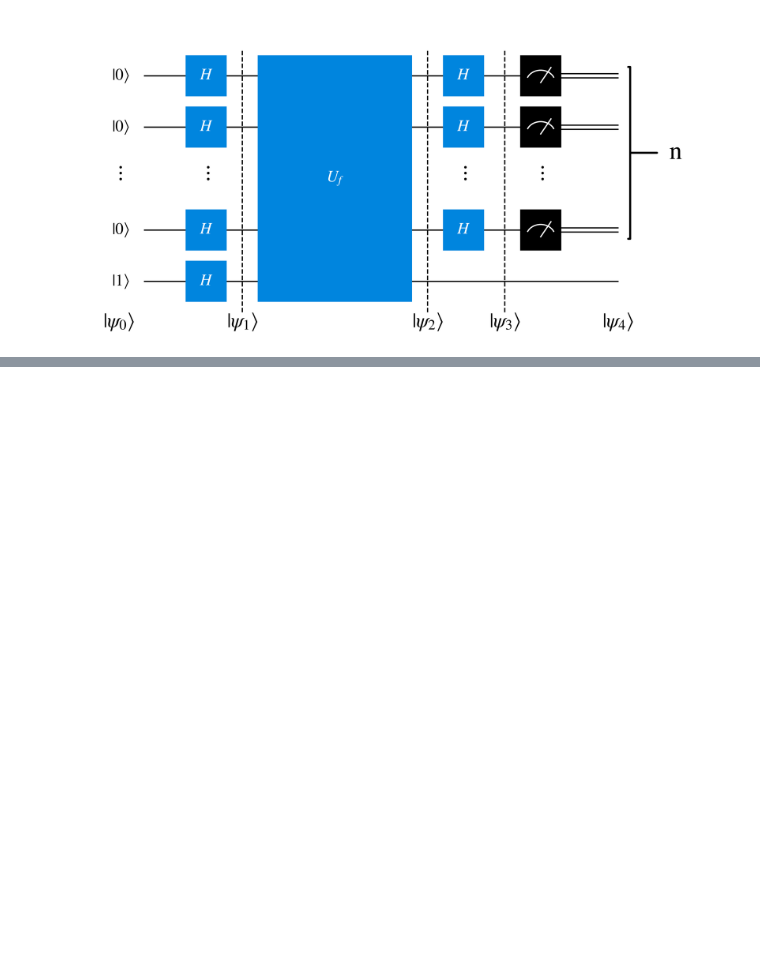
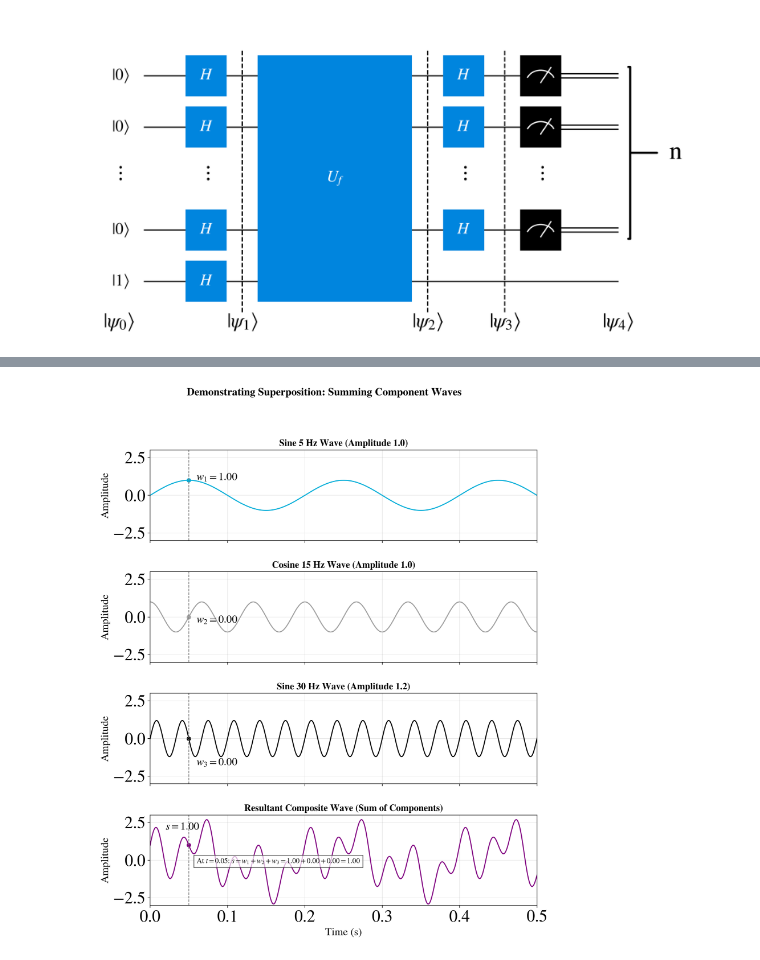
Before and after one commit to Pranav-Acharya1/intro-to-quantum-machine-learning, a Jupyter notebook: Ch2_Quantum_Algorithms.ipynb, the cells around one changed output, grey strips where cells are left out. Cells and saved outputs as stored; diff of their text form; code cells hidden in the pictures; blank space fills up the shorter version.

Commit message:
start working on fourier transform demonstrations

```diff
--- a/Ch2_Quantum_Algorithms.ipynb
+++ b/Ch2_Quantum_Algorithms.ipynb
@@ -704,0 +712,95 @@ draw_n_qubit_circuit('deutsch_jozsa_algorithm_sketch.png')
+# %%
+import numpy as np
+import matplotlib.pyplot as plt
+
+# Optional: use STIX font to give the plot a math textbook aesthetic
+plt.rcParams['mathtext.fontset'] = 'stix'
+plt.rcParams['font.family'] = 'STIXGeneral'
+
+def plot_superposition_illustrative(filename="waveform_superposition_demonstration.png"):
+    fig, axs = plt.subplots(4, 1, figsize=(10, 12), dpi=200, sharex=True)
+
+    # Parameters: Sampling freq, duration, time vector
+    fs = 1000  # 1000 Hz sampling
+    duration = 1.0 # 1 second duration
+    t = np.linspace(0, duration, int(fs*duration), endpoint=False)
+
+    # Individual wave components (same frequencies and amplitudes as before)
+    # Generic description for visual tuning: use standard plotting functions for clean visual and distinctive colors for different waves and the resultant sum.
+    w1 = 1.0 * np.sin(2 * np.pi * 5 * t)
+    w2 = 1.0 * np.cos(2 * np.pi * 15 * t)
+    w3 = 1.2 * np.sin(2 * np.pi * 30 * t)
+
+    # Calculate resultant composite wave (Principle of Superposition)
+    resultant = w1 + w2 + w3
+
+    # Define vertical offset for illustration text/markers
+    annotate_offset = 0.01
+
+    # Determine points for t=0.05s calculation/annotation
+    t_annotate = 0.05
+    idx = int(t_annotate * fs) # index for t=0.05s for fs=1000, duration=1s
+    y1_annotate = w1[idx]
+    y2_annotate = 0.00# w2[idx]
+    y3_annotate = w3[idx]
+    yres_annotate = resultant[idx]
+    # Calculate exact sum to avoid placeholders and maintain precision
+    calculated_sum = y1_annotate + y2_annotate + y3_annotate
+
+    # generic functional descriptions in annotations labels: Highlight specific point and display calculated values.
+    # generic visual style description implicitly followed: Vertical lines/markers help clarify context.
+
+    # 1. 5 Hz Component Plot
+    axs[0].plot(t, w1, color='#00ADD8', lw=1.5) # generic description: use distinctive color for different component waves for visually clear separation.
+    axs[0].set_title("Sine 5 Hz Wave (Amplitude 1.0)", fontsize=14, fontweight='bold')
+    axs[0].set_ylabel("Amplitude", fontsize=16)
+    axs[0].set_ylim(-3, 3)
+    axs[0].grid(True, alpha=0.3)
+    axs[0].axvline(t_annotate, color='gray', linestyle='--', lw=1) # generic description: use visual aid for time correlation across plots.
+    axs[0].scatter(t_annotate, y1_annotate, color='#00ADD8', s=30)
+    axs[0].text(t_annotate + annotate_offset, y1_annotate+0.2, f'$w_1={y1_annotate:.2f}$', va='center', fontsize=16, fontweight='bold')
+
+    # 2. 15 Hz Component Plot
+    axs[1].plot(t, w2, color='#A0A0A0', lw=1.5) # generic description: use another distinctive color for visually clear separation.
+    axs[1].set_title("Cosine 15 Hz Wave (Amplitude 1.0)", fontsize=14, fontweight='bold')
+    axs[1].set_ylabel("Amplitude", fontsize=16)
+    axs[1].set_ylim(-3, 3)
+    axs[1].grid(True, alpha=0.3)
+    axs[1].axvline(t_annotate, color='gray', linestyle='--', lw=1) # generic description: use visual aid for time correlation across plots.
+    axs[1].scatter(t_annotate, y2_annotate, color='#A0A0A0', s=30)
+    axs[1].text(t_annotate + annotate_offset, y2_annotate-0.2, f'$w_2={y2_annotate:.2f}$', va='center', fontsize=16, fontweight='bold')
+
+    # 3. 30 Hz Component Plot
+    axs[2].plot(t, w3, color='black', lw=1.5) # generic description: use another distinctive color for visually clear separation.
+    axs[2].set_title("Sine 30 Hz Wave (Amplitude 1.2)", fontsize=14, fontweight='bold')
+    axs[2].set_ylabel("Amplitude", fontsize=16)
+    axs[2].set_ylim(-3, 3)
+    axs[2].grid(True, alpha=0.3)
+    axs[2].axvline(t_annotate, color='gray', linestyle='--', lw=1) # generic description: use visual aid for time correlation across plots.
+    axs[2].scatter(t_annotate, y3_annotate, color='black', s=30)
+    axs[2].text(t_annotate + annotate_offset, y3_annotate-1.6, f'$w_3={y3_annotate:.2f}$', va='center', fontsize=16, fontweight='bold')
+
+    # 4. Resultant Composite Wave Plot
+    axs[3].plot(t, resultant, color='#800080', lw=1.5) # generic description: use yet another distinctive color for visually prominent resultant wave display.
+    axs[3].set_title("Resultant Composite Wave (Sum of Components)", fontsize=14, fontweight='bold')
+    axs[3].set_ylabel("Amplitude", fontsize=16)
+    axs[3].set_ylim(-3, 3)
+    axs[3].set_xlabel("Time (s)", fontsize=16)
+    axs[3].set_xlim(0, 0.5) # generic description: zoom in contextually to see wave details and annotations clearly. sharex handles previous plots.
+    axs[3].grid(True, alpha=0.3)
+    axs[3].axvline(t_annotate, color='gray', linestyle='--', lw=1) # generic description: use visual aid for time correlation across plots.
+    axs[3].scatter(t_annotate, yres_annotate, color='#800080', s=30)
+    axs[3].text(t_annotate - 0.03, yres_annotate+1.2, f'$s={yres_annotate:.2f}$', va='center', fontsize=16, fontweight='bold')
+
+    # generic functional description in annotation labels: Annotate values with rounding to derived contextual data.
+    # Add an explicit superposition annotation near the selected point
+    annotation_text = f"At $t=0.05$: $s = w_1 + w_2 + w_3 = {y1_annotate:.2f} + {y2_annotate:.2f} + {y3_annotate:.2f} = {calculated_sum:.2f}$"
+    axs[3].text(t_annotate + annotate_offset , yres_annotate -1.2, annotation_text, fontsize=11, ha='left', bbox=dict(facecolor='white', alpha=0.7))
+
+    fig.suptitle("Demonstrating Superposition: Summing Component Waves", fontsize=16, fontweight='bold', y=0.98)
+    plt.tight_layout(rect=[0, 0, 1, 0.97])
+    plt.savefig(figure_directory+filename, bbox_inches='tight', pad_inches=0.1)
+    print(f"Success! Diagram demonstrating superposition saved to {filename}")
+
+plot_superposition_illustrative()
+# %% [output]
@@ -704,0 +808 @@ draw_n_qubit_circuit('deutsch_jozsa_algorithm_sketch.png')
+[figure, added]
```
Also changed, not shown: parts of 6 cells of this notebook, 3 other files.
